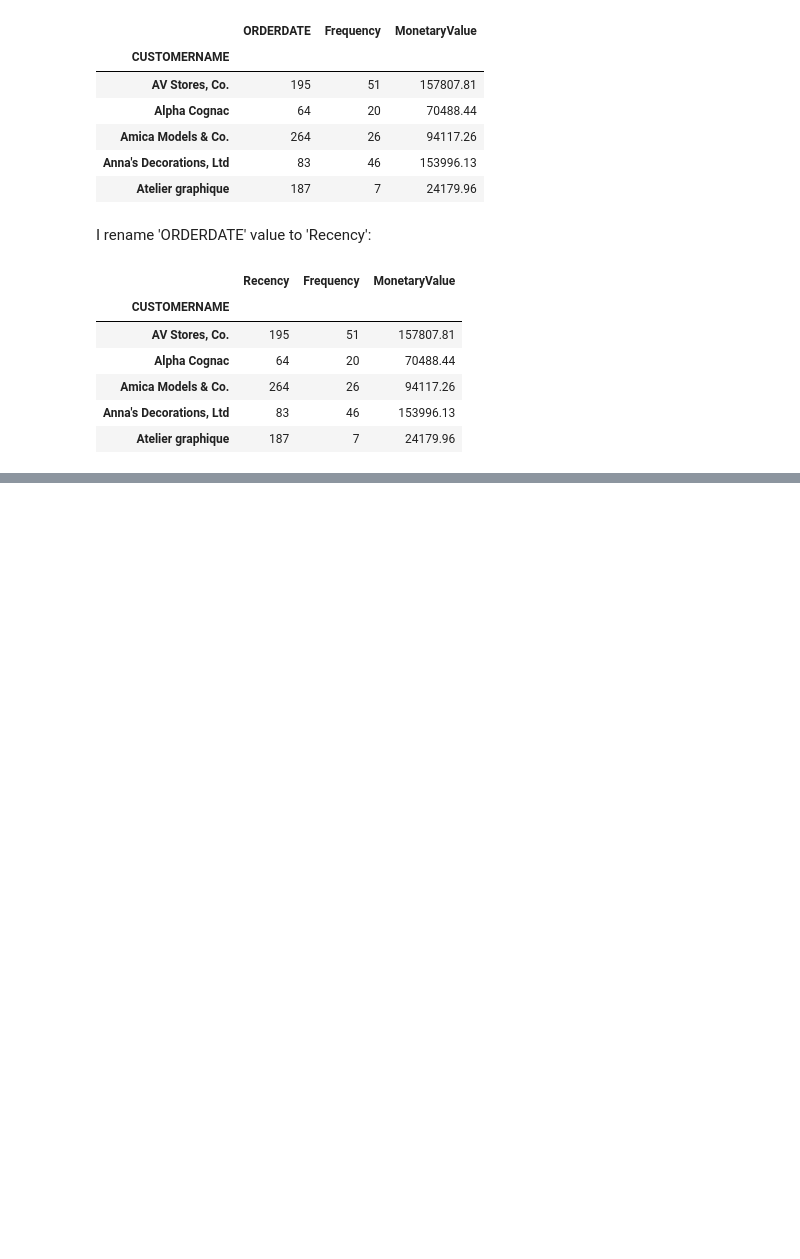
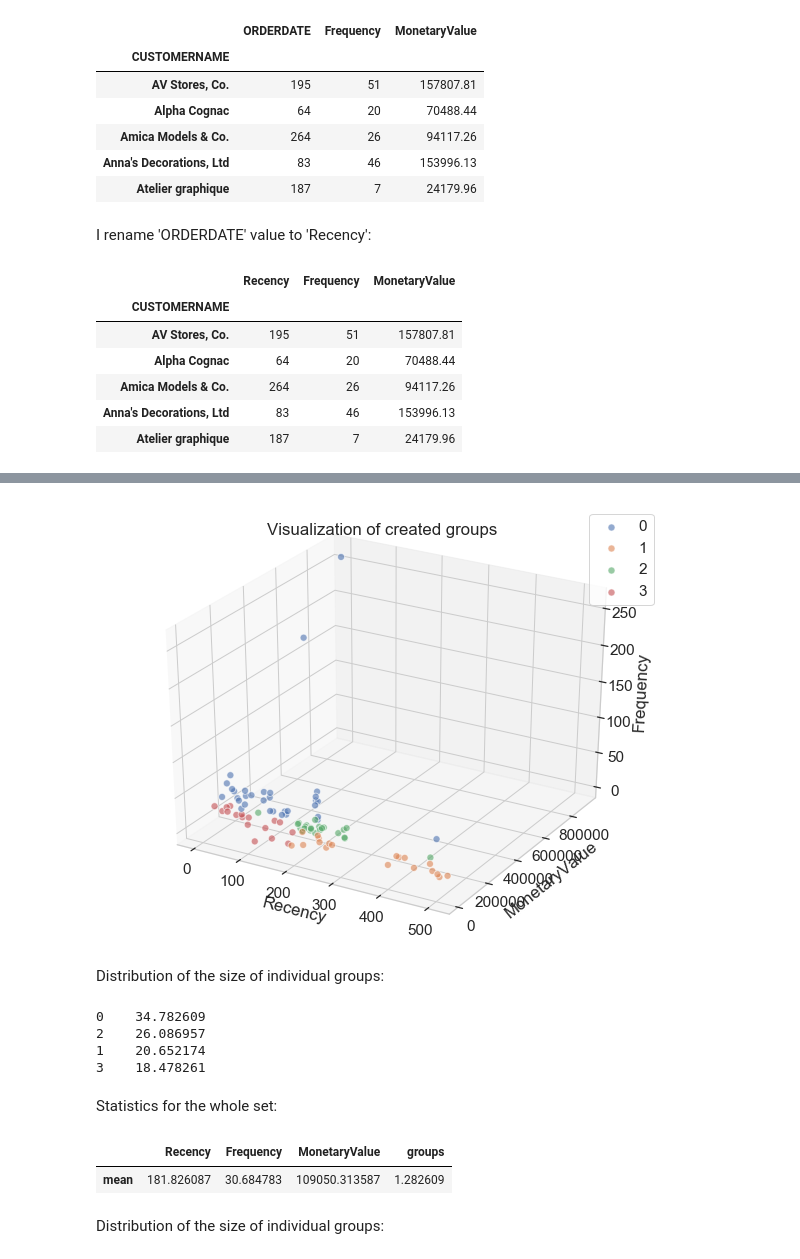
Before and after one commit to SatyamRanjan-404/Customer-Segmentation, a Jupyter notebook: Customer_segmentation.ipynb, the cells around one changed output, grey strips where cells are left out. Cells and saved outputs as stored; diff of their text form; code cells hidden in the pictures; blank space fills up the shorter version.

```diff
--- a/Customer_segmentation.ipynb
+++ b/Customer_segmentation.ipynb
@@ -335,0 +490,22 @@ rfm_df.head()
+# %%
+plots_model()
+# %% [output]
+[figure, added]
+# %% [markdown]
+Distribution of the size of individual groups:
+# %%
+print((rfm_df.groups.value_counts(normalize = True, sort = True) * 100).to_string())
+# %% [output]
+0    34.782609
+2    26.086957
+1    20.652174
+3    18.478261
+# %% [markdown]
+Statistics for the whole set:
+# %%
+rfm_df.agg(['mean'])
+# %% [output]
+|  | Recency | Frequency | MonetaryValue | groups |
+| mean | 181.826087 | 30.684783 | 109050.313587 | 1.282609 |
+# %% [markdown]
+Distribution of the size of individual groups:
```
Also changed, not shown: parts of 38 cells of this notebook.
